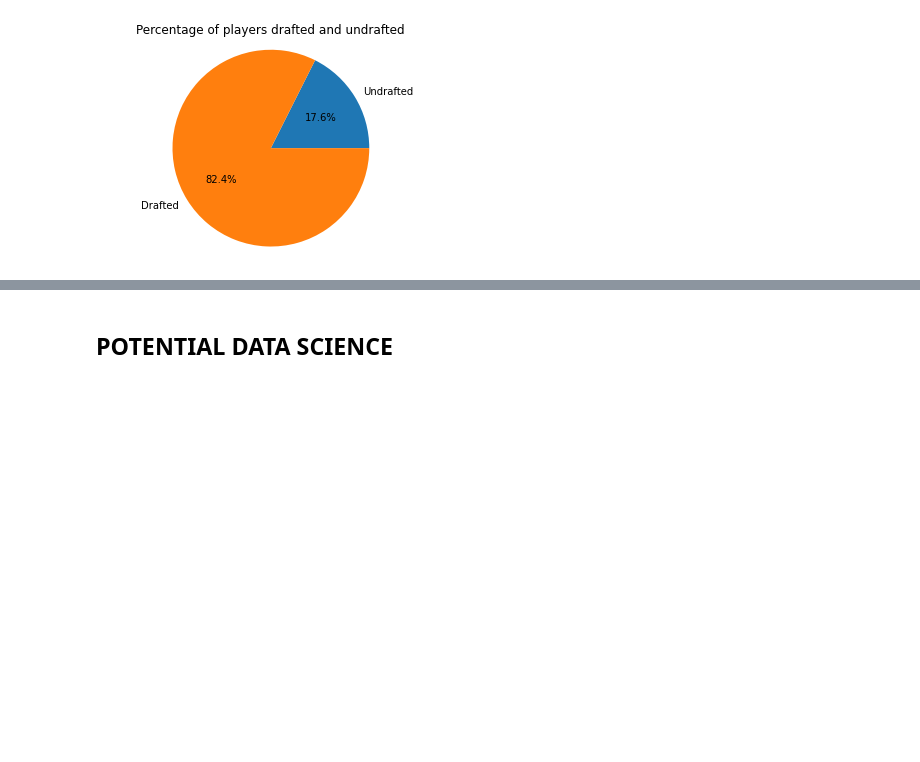
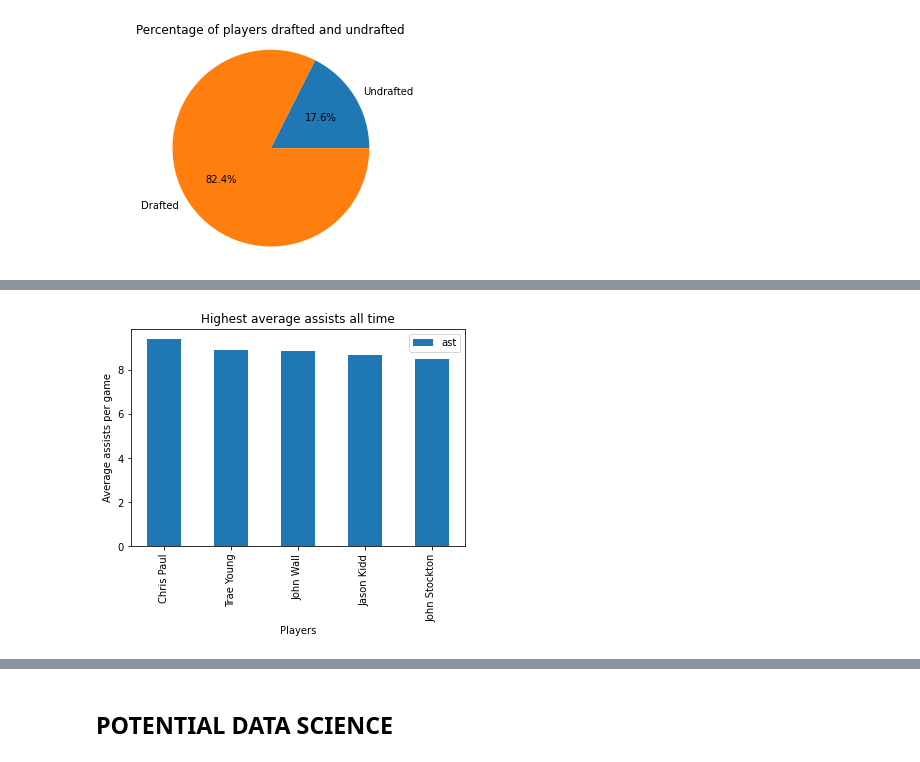
Before and after one commit to preet-panchal/NBA-MVP-Predictor, a Jupyter notebook: final-project-group16.ipynb, the cells around one changed output, grey strips where cells are left out. Saved outputs shown, nothing was run; the diff lists cells and outputs as text; code cells hidden in the pictures; blank space fills up the shorter version.

```diff
--- a/final-project-group16.ipynb
+++ b/final-project-group16.ipynb
@@ -260,0 +309,4 @@ KeyError: 0
+# %%
+player_highest_ast[:5].plot(kind='bar', y='ast', x='player_name', title='Highest average assists all time', xlabel='Players', ylabel='Average assists per game');
+# %% [output]
+[figure, added]
```
Also changed, not shown: parts of 25 cells of this notebook.
